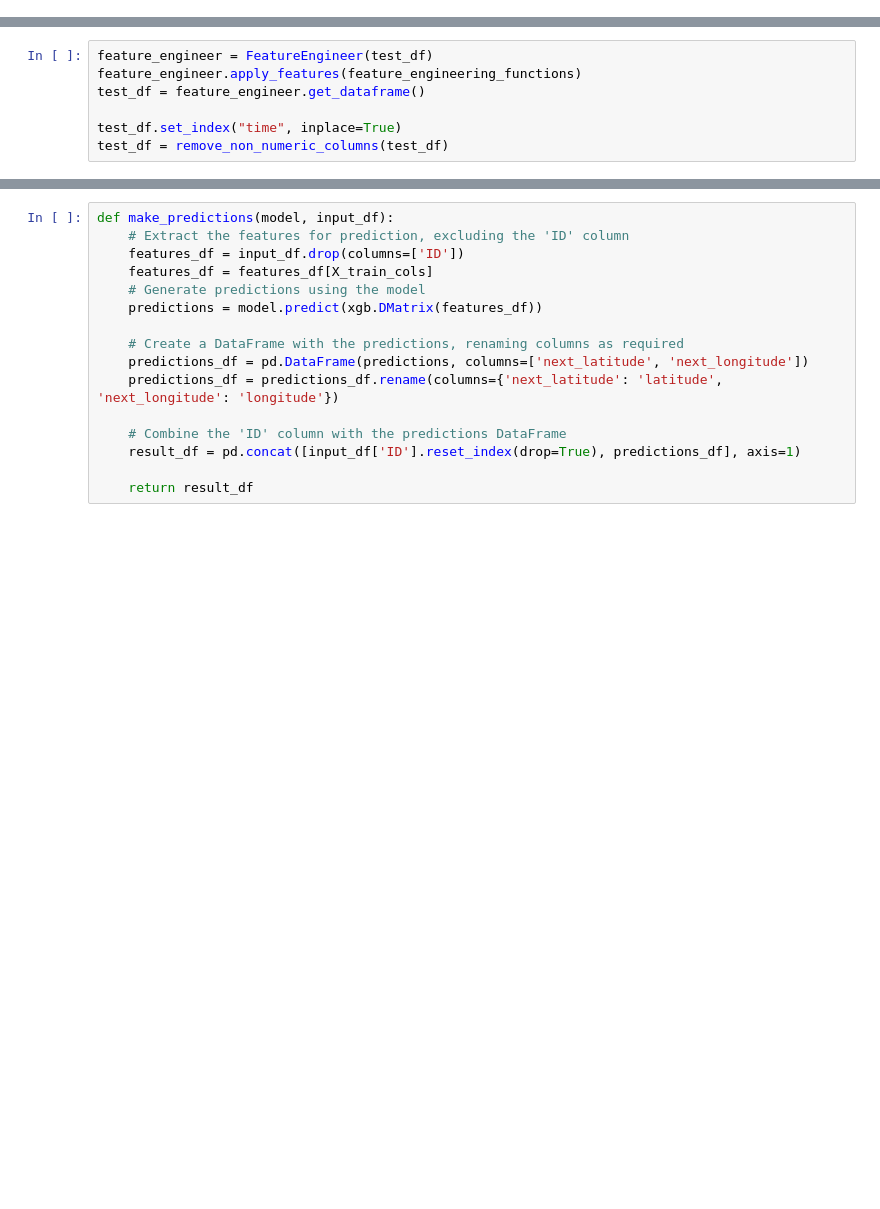
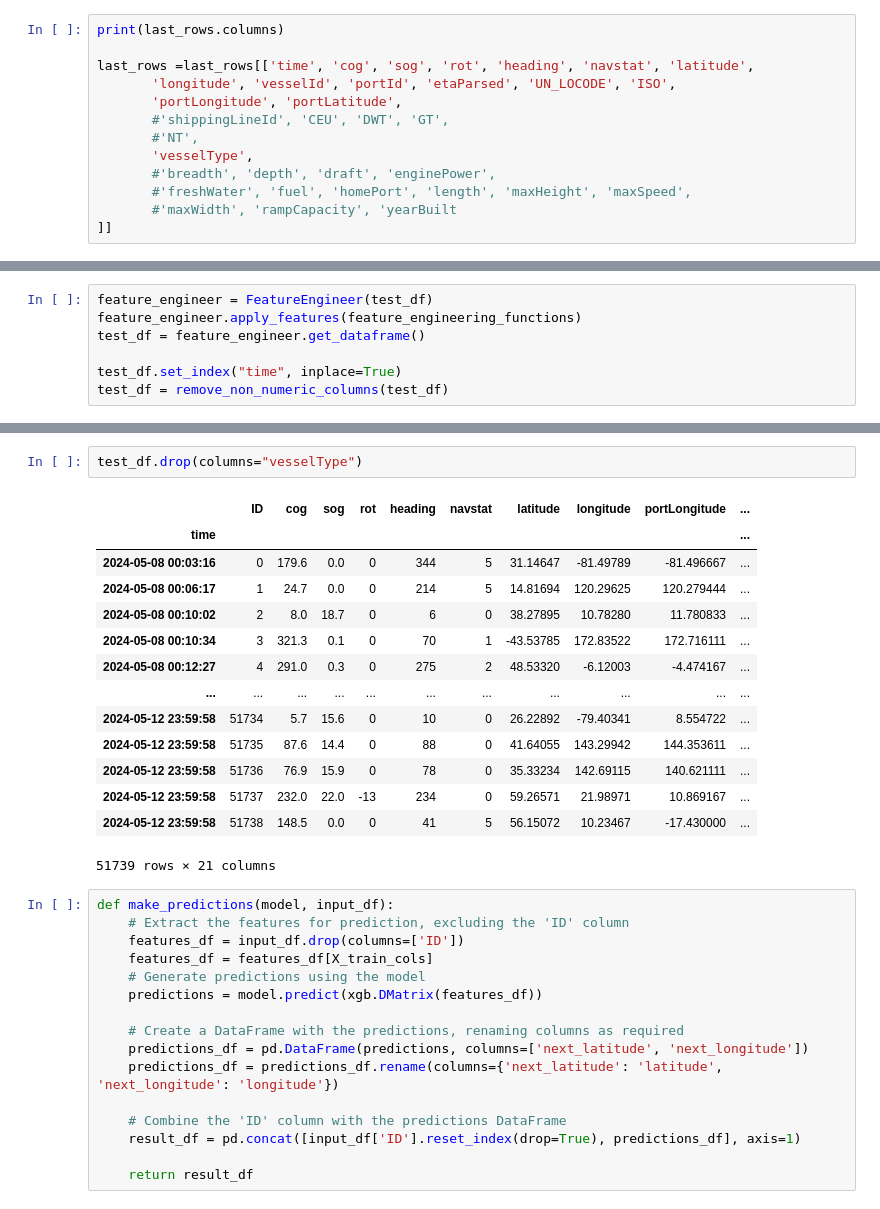
Before and after one commit to LockedInTheSkage/OceanWarlock, a Jupyter notebook: src/xgboost_simple.ipynb, the cells around one changed output, grey strips where cells are left out. Cells and saved outputs as stored; diff of their text form; blank space fills up the shorter version.

```diff
--- a/src/xgboost_simple.ipynb
+++ b/src/xgboost_simple.ipynb
@@ -291,0 +310,13 @@ print(last_rows)
+# %%
+print(last_rows.columns)
+
+last_rows =last_rows[['time', 'cog', 'sog', 'rot', 'heading', 'navstat', 'latitude',
+       'longitude', 'vesselId', 'portId', 'etaParsed', 'UN_LOCODE', 'ISO',
+       'portLongitude', 'portLatitude',
+       #'shippingLineId', 'CEU', 'DWT', 'GT',
+       #'NT',
+       'vesselType',
+       #'breadth', 'depth', 'draft', 'enginePower',
+       #'freshWater', 'fuel', 'homePort', 'length', 'maxHeight', 'maxSpeed',
+       #'maxWidth', 'rampCapacity', 'yearBuilt
+]]
@@ -334,3 +350,20 @@ time
+# %%
+test_df.drop(columns="vesselType")
+# %% [output]
+|  | ID | cog | sog | rot | heading | navstat | latitude | longitude | portLongitude | ... |
+| time |  |  |  |  |  |  |  |  |  | ... |
+| 2024-05-08 00:03:16 | 0 | 179.6 | 0.0 | 0 | 344 | 5 | 31.14647 | -81.49789 | -81.496667 | ... |
+| 2024-05-08 00:06:17 | 1 | 24.7 | 0.0 | 0 | 214 | 5 | 14.81694 | 120.29625 | 120.279444 | ... |
+| 2024-05-08 00:10:02 | 2 | 8.0 | 18.7 | 0 | 6 | 0 | 38.27895 | 10.78280 | 11.780833 | ... |
+| 2024-05-08 00:10:34 | 3 | 321.3 | 0.1 | 0 | 70 | 1 | -43.53785 | 172.83522 | 172.716111 | ... |
+| 2024-05-08 00:12:27 | 4 | 291.0 | 0.3 | 0 | 275 | 2 | 48.53320 | -6.12003 | -4.474167 | ... |
+| ... | ... | ... | ... | ... | ... | ... | ... | ... | ... | ... |
+| 2024-05-12 23:59:58 | 51734 | 5.7 | 15.6 | 0 | 10 | 0 | 26.22892 | -79.40341 | 8.554722 | ... |
+| 2024-05-12 23:59:58 | 51735 | 87.6 | 14.4 | 0 | 88 | 0 | 41.64055 | 143.29942 | 144.353611 | ... |
+| 2024-05-12 23:59:58 | 51736 | 76.9 | 15.9 | 0 | 78 | 0 | 35.33234 | 142.69115 | 140.621111 | ... |
+| 2024-05-12 23:59:58 | 51737 | 232.0 | 22.0 | -13 | 234 | 0 | 59.26571 | 21.98971 | 10.869167 | ... |
+| 2024-05-12 23:59:58 | 51738 | 148.5 | 0.0 | 0 | 41 | 5 | 56.15072 | 10.23467 | -17.430000 | ... |
+51739 rows × 21 columns
 # %%
 def make_predictions(model, input_df):
     # Extract the features for prediction, excluding the 'ID' column
```
Also changed, not shown: parts of 16 cells of this notebook, 5 other files.
